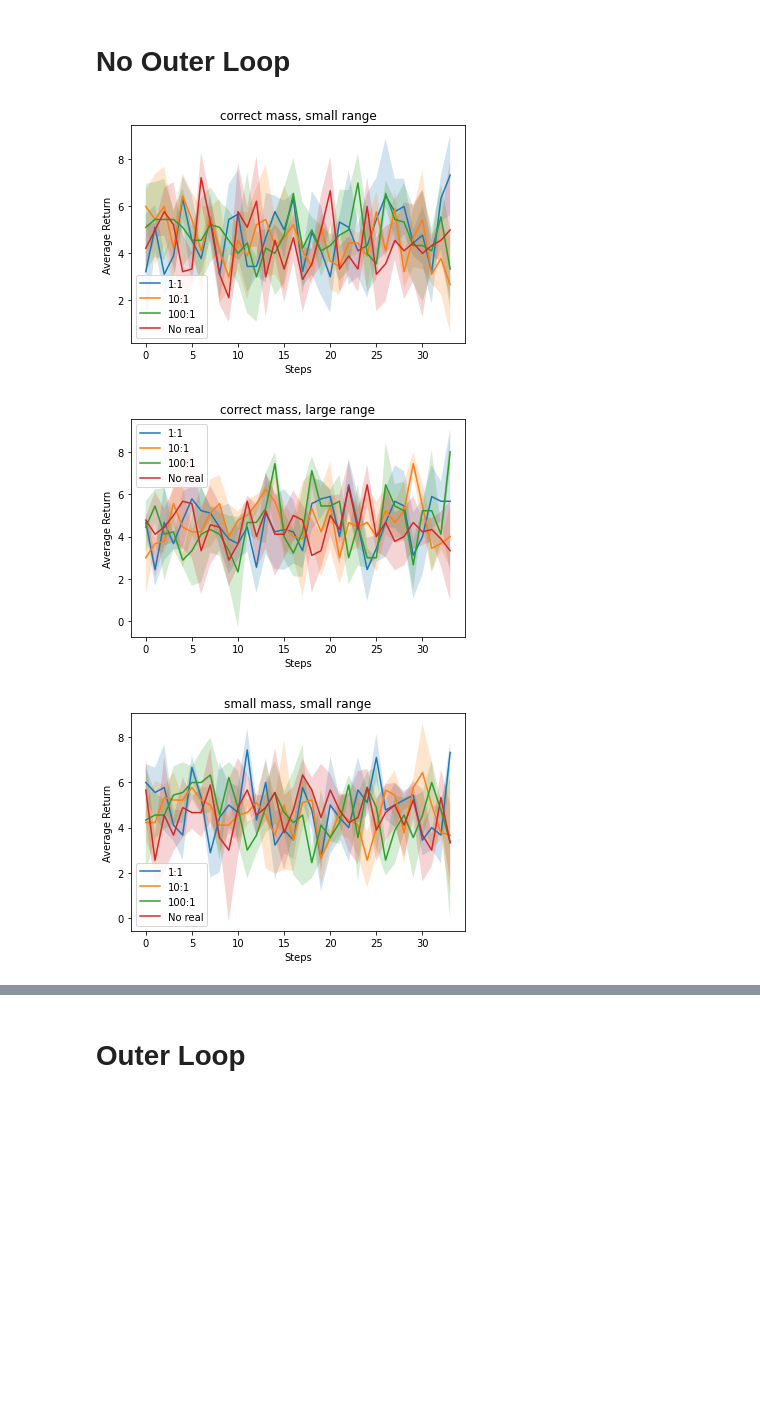
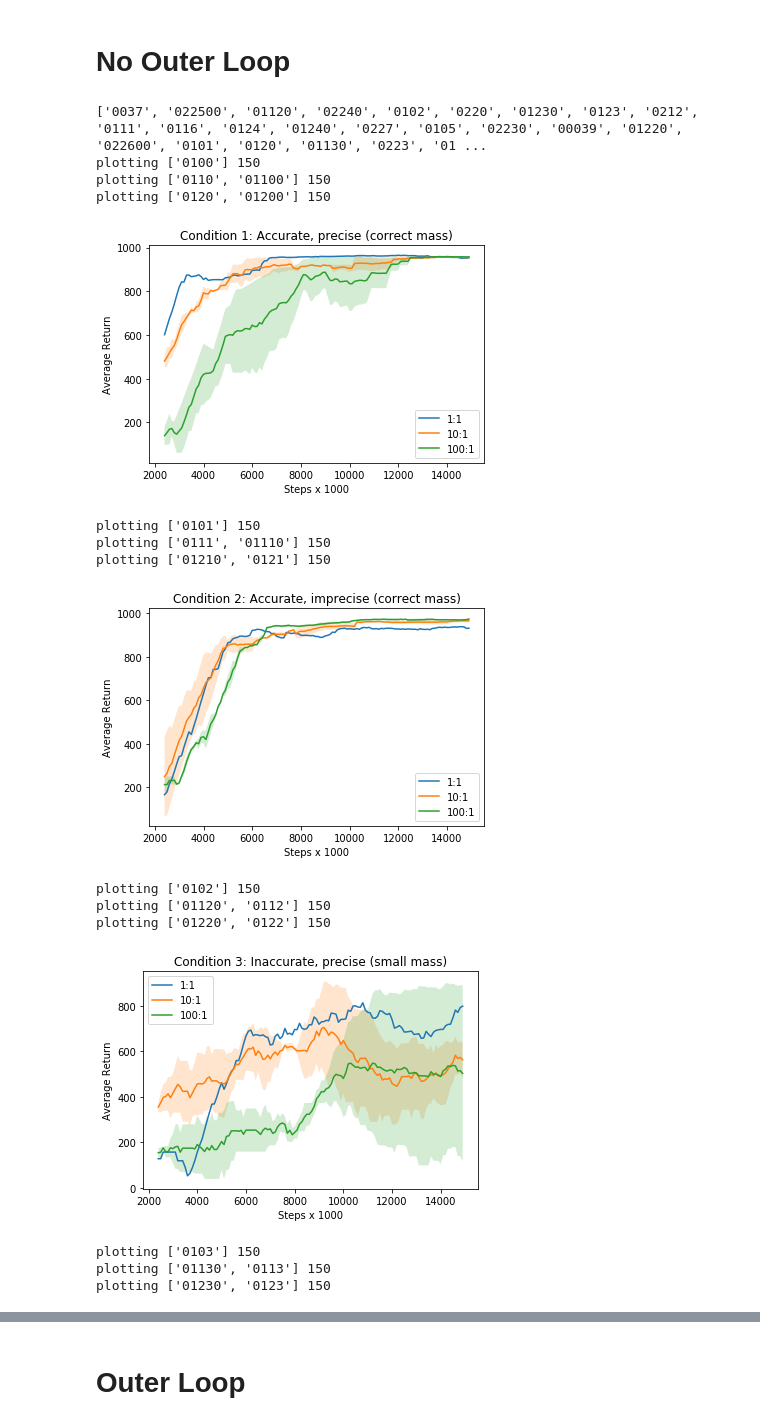
Before and after one commit to yuqingd/sim2real2sim, a Jupyter notebook: Sim2Real2Sim Plots.ipynb, the cells around one changed output, grey strips where cells are left out. Cells and saved outputs as stored; diff of their text form; code cells hidden in the pictures; blank space fills up the shorter version.

Commit message:
update plot script

```diff
--- a/Sim2Real2Sim Plots.ipynb
+++ b/Sim2Real2Sim Plots.ipynb
@@ -5,6 +5,8 @@ import numpy as np
 import tensorflow as tf
 import os
 
-base_path = "run_logs/" # TODO: replace
+base_path = "logdir/dmc_cup_catch/dreamer/" # TODO: replace
 series_name = "sim/test/return"
 file_name = "arr.csv" # TODO: replace
+data_dict_outer = {}
+data_dict = {}
@@ -129,27 +157,55 @@ print(list(x))
 # %% [markdown]
 # No Outer Loop
 # %%
-load_from_tb = False # TODO: change this if we have an actual TB directory!
+
+load_from_tb = True # TODO: change this if we have an actual TB directory!
 files = os.listdir(base_path)
+print(files)
 files = filter_by_outer_loop(files, "No outer loop")
 # Loop through different conditions:
 for condition in condition_dict.keys():
-    condition_files = filter_by_condition(files, condition)
-    # Generate a single plot for each condition
-    plot_files = []
-    labels = []
-    for ratio in ratio_dict.keys():
-        ratio_files = filter_by_ratio(condition_files, ratio)
-        if len(ratio_files) > 0:
-            plot_files.append(ratio_files)
-            labels.append(ratio)
+
+    if condition in data_dict:
+        plot_files, labels = data_dict
+    else:
+
+        condition_files = filter_by_condition(files, condition)
+        # Generate a single plot for each condition
+        plot_files = []
+        labels = []
+        for ratio in ratio_dict.keys():
+            #         if ratio == "No real":
+    #             print("current ratio files", len(ratio_files))
+    #             all_files = os.listdir("logdir")
+    #             ratio_files = filter_by_condition(filter_by_outer_loop(filter_by_ratio(all_files, ratio),
+            ratio_files = filter_by_ratio(condition_files, ratio)
+            if len(ratio_files) > 0:
+                plot_files.append(ratio_files)
+                labels.append(ratio)
+
+        data_dict[condition] = (plot_files, labels)
 
     # plot_files is just a list of names, so we could list the names manually if the exp names aren't
     # consistent enough to use the loop above.
-    plot_avg(plot_files, labels, "Steps", "Average Return", condition,
+    plot_avg(plot_files, labels, "Steps x 1000", "Average Return", condition,
              save_name=f"noouter_{condition}.png", base_dir=base_path,
-             avg_every=3)
+             avg_every=25, load_from_tb=load_from_tb, scale=100, clip_to=150)
+
+#kangaroo
 # %% [output]
+['0037', '022500', '01120', '02240', '0102', '0220', '01230', '0123', '0212', '0111', '0116', '0124', '01240', '0227', '0105', '02230', '00039', '01220', '022600', '0101', '0120', '01130', '0223', '01 ...
+plotting ['0100'] 150
+plotting ['0110', '01100'] 150
+plotting ['0120', '01200'] 150
-[figure, old version]
+[figure, new version]
+plotting ['0101'] 150
+plotting ['0111', '01110'] 150
+plotting ['01210', '0121'] 150
-[figure, old version]
+[figure, new version]
+plotting ['0102'] 150
+plotting ['01120', '0112'] 150
+plotting ['01220', '0122'] 150
-[figure, old version]
+[figure, new version]
+plotting ['0103'] 150
+plotting ['01130', '0113'] 150
+plotting ['01230', '0123'] 150
```
Also changed, not shown: parts of 26 cells of this notebook.
